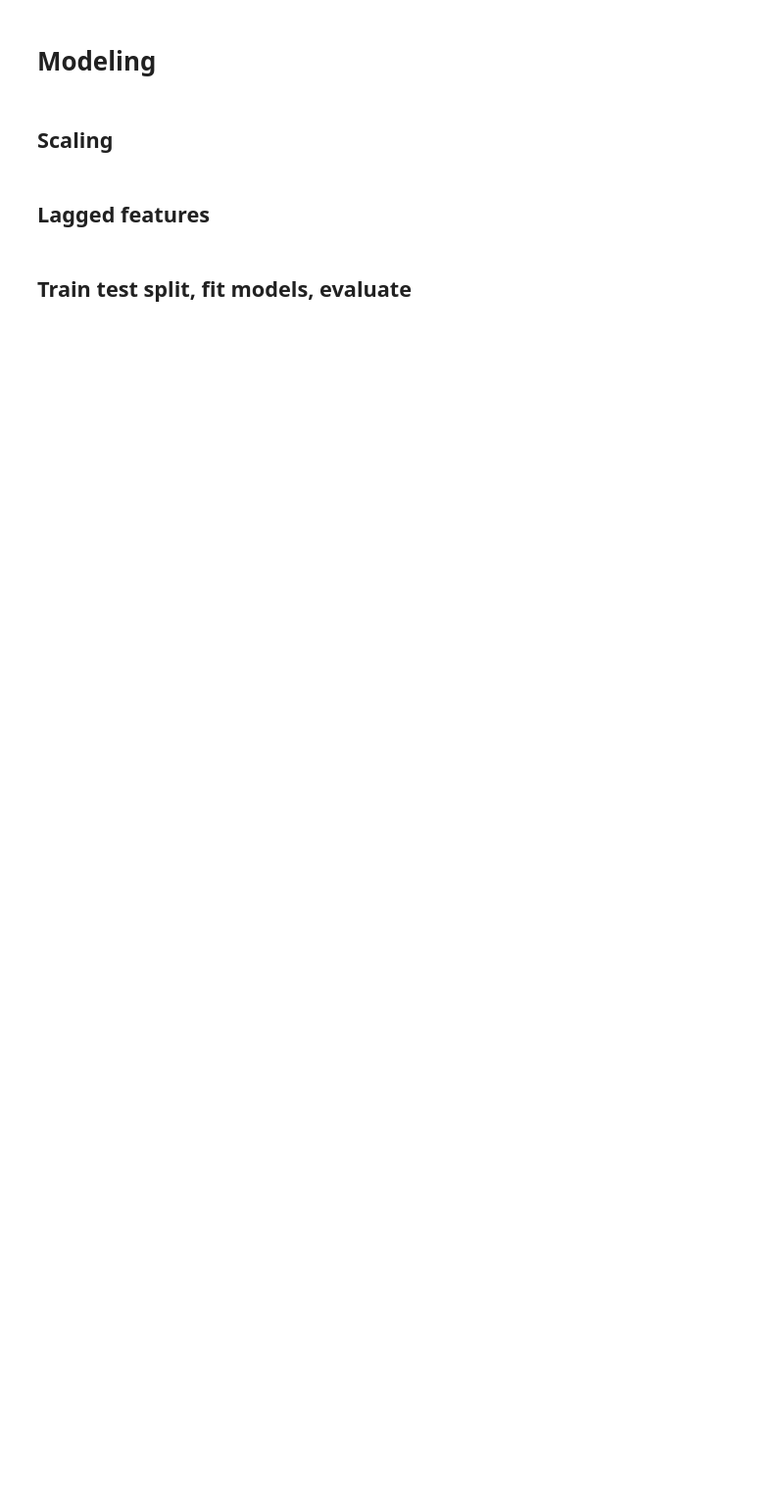
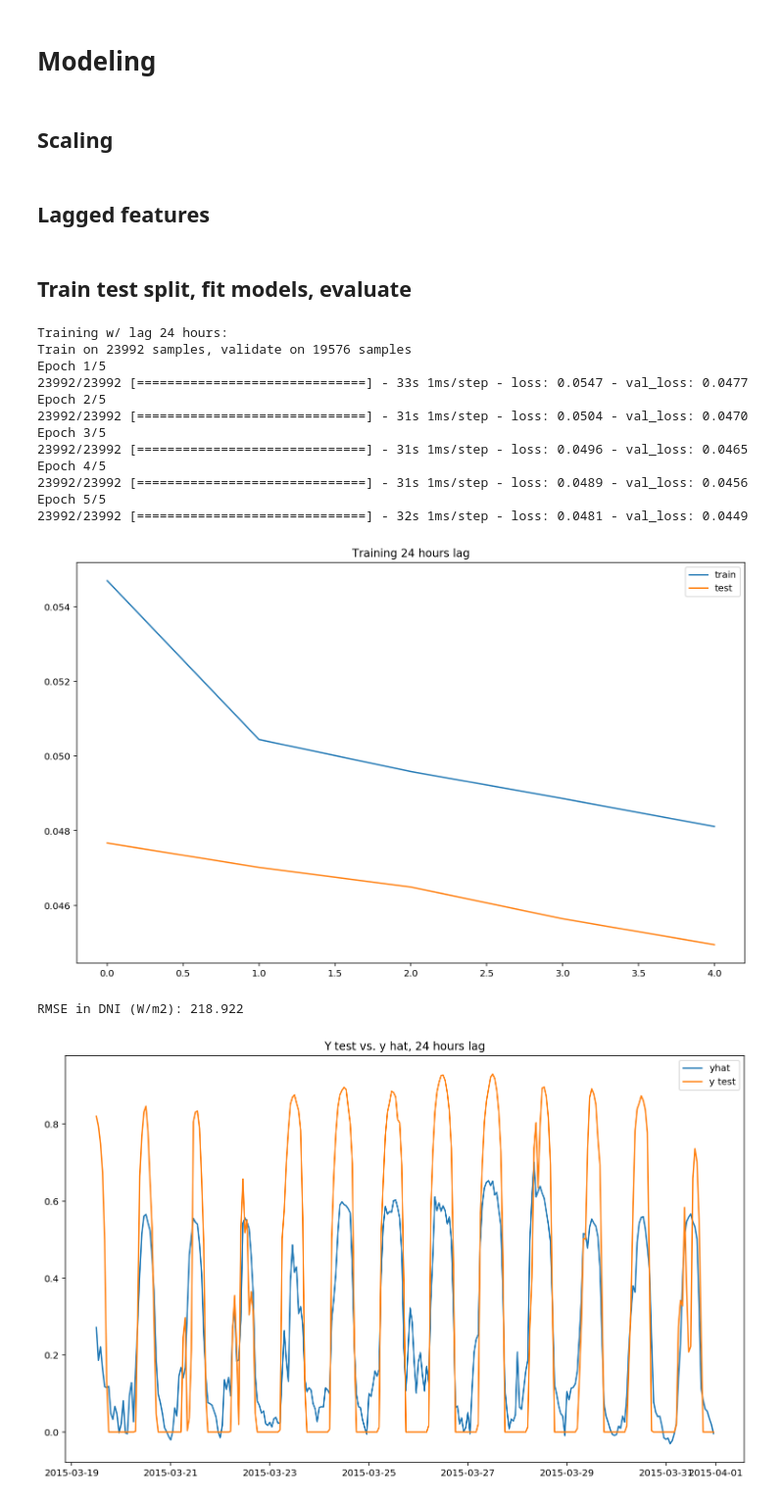
Before and after one commit to samchaaa/capstone_repo, a Jupyter notebook: 2_Modeling and Predictions.ipynb, the cells around one changed output. Shown at 98% size. Cells and saved outputs as stored; diff of their text form; code cells hidden in the pictures; blank space fills up the shorter version.

```diff
--- a/2_Modeling and Predictions.ipynb
+++ b/2_Modeling and Predictions.ipynb
@@ -97,15 +117,15 @@ lstm_data = pd.concat([lstm_data, scaled[label]], axis=1)
 # %% [markdown]
 ## Train test split, fit models, evaluate
 # %%
-year = 2012
+year = 2013
 
 tts = len(lstm_data.loc[lstm_data.index.year < year])
 
 model_results = []
 
-epochs_ = 2
-batch_size_ = 1000
-dropout_ = .3
+epochs_ = 5
+batch_size_ = 3
+dropout_ = .33
 
 for x in lags:
 
@@ -197,30 +217,46 @@ for x in lags:
     r2 = r2_score(yhat, y_test)
     print(str(x) + ' hours lag test R2 score: %.3f' % r2)
     print(str(x) + ' hours lag test RMSE: %.3f' % rmse)
     print()
 
     # Save all the results
 
     model_results_dict = {}
 
     model_results_dict['tts_year'] = year
     model_results_dict['lag'] = x
     model_results_dict['dropout'] = dropout_
     model_results_dict['epochs'] = epochs_
     model_results_dict['batch_size'] = batch_size_
     model_results_dict['params'] = history.params
     model_results_dict['loss'] = history.history
     model_results_dict['rmse'] = rmse
     model_results_dict['dni_rmse'] = sqrt(mean_squared_error(inv_y_test, inv_yhat))
     model_results_dict['r2'] = r2
     model_results_dict['model_filename'] = filename
     model_results_dict['time_ran'] = int(time.time())
 
     model_results.append(model_results_dict)
 
 # Reads in old results and concats with new results
 
 new_res_df = pd.DataFrame(model_results)
 old_res_df = pd.read_csv('./results/results.csv', index_col=0)
 res_df = pd.concat([old_res_df, new_res_df], axis=0, sort=False).reset_index(drop=True)
 res_df.to_csv('./results/results.csv')
+# %% [output]
+Training w/ lag 24 hours:
+Train on 23992 samples, validate on 19576 samples
+Epoch 1/5
+23992/23992 [==============================] - 33s 1ms/step - loss: 0.0547 - val_loss: 0.0477
+Epoch 2/5
+23992/23992 [==============================] - 31s 1ms/step - loss: 0.0504 - val_loss: 0.0470
+Epoch 3/5
+23992/23992 [==============================] - 31s 1ms/step - loss: 0.0496 - val_loss: 0.0465
+Epoch 4/5
+23992/23992 [==============================] - 31s 1ms/step - loss: 0.0489 - val_loss: 0.0456
+Epoch 5/5
+23992/23992 [==============================] - 32s 1ms/step - loss: 0.0481 - val_loss: 0.0449
+[figure, added]
+RMSE in DNI (W/m2): 218.922
+[figure, added]
```
Also changed, not shown: parts of 4 cells of this notebook, 6 other files.
